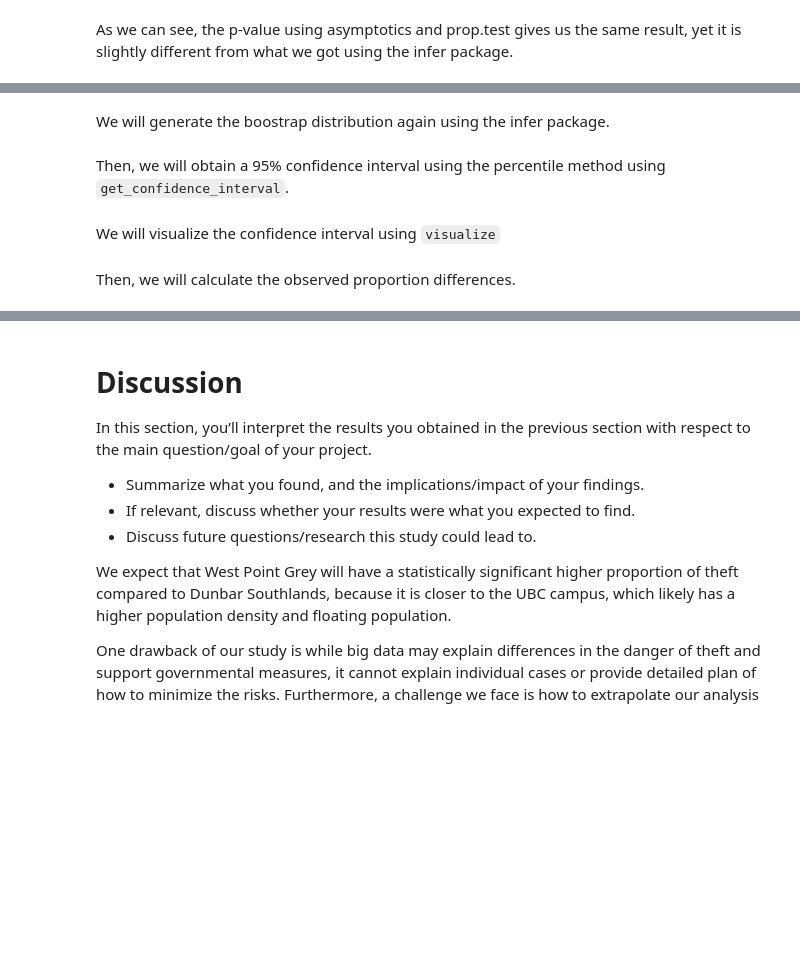
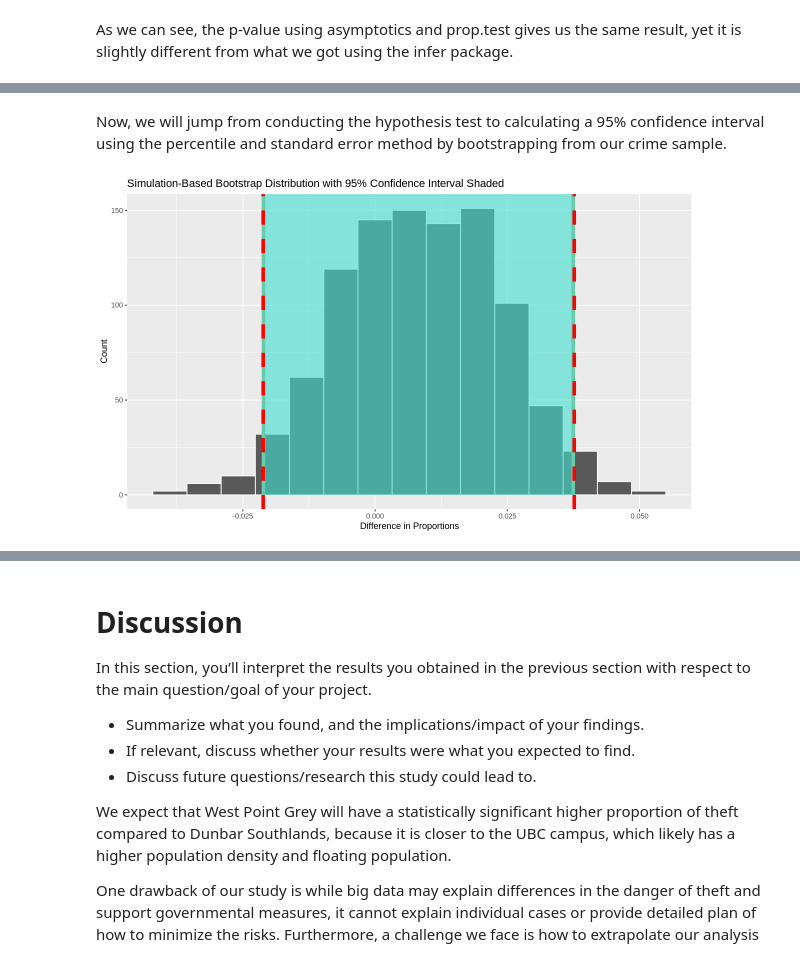
Before and after one commit to fankayii/STAT201_34, a Jupyter notebook: Final Project.ipynb, the cells around one changed output, grey strips where cells are left out. Cells and saved outputs as stored; diff of their text form; code cells hidden in the pictures; blank space fills up the shorter version.

Commit message:
finish bootstrap version

```diff
--- a/Final Project.ipynb
+++ b/Final Project.ipynb
@@ -306,12 +370,24 @@ head(null_model)
 # %% [markdown]
-We will generate the boostrap distribution again using the infer package.
+Now, we will jump from conducting the hypothesis test to calculating a 95% confidence interval using the percentile and standard error method by bootstrapping from our crime sample.
 # %%
-set.seed(1)
+bootstrap_distribution <- crime_transform %>%
+    specify(type ~ neighbourhood, success = "theft") %>%
+    generate(reps = 1000, type = "bootstrap") %>%
+    calculate(stat = "diff in props", order = c("West Point Grey", "Dunbar-Southlands"))
 
-boot_dist <- crime_transform %>%
-    specify(formula = type ~ neighbourhood, success = "theft")%>%
-    generate(reps = 1000, type = "bootstrap")%>%
-    calculate(stat = "diff in props", order = c("West Point Grey", "Dunbar-Southlands"))
-head(boot_dist)
+percentile_ci <- bootstrap_distribution |>
+    get_confidence_interval(level = 0.95, type = 'percentile')
+
+se_ci <- bootstrap_distribution %>%
+  get_confidence_interval(level = 0.95, type = "se",
+                          point_estimate = obs_prop_diff)
+
+visualize(bootstrap_distribution) +
+    shade_confidence_interval(endpoints = percentile_ci) +
+    labs(x= "Difference in Proportions",
+         y = "Count",
+         title = "Simulation-Based Bootstrap Distribution with 95% Confidence Interval Shaded") +
+    geom_vline(xintercept=pull(se_ci[1]), linetype='dashed', lwd=2, colour='red') +
+    geom_vline(xintercept=pull(se_ci[2]), linetype='dashed', lwd=2, colour='red')
+# %% [output]
+[figure, added]
-# %% [markdown]
-Then, we will obtain a 95% confidence interval using the percentile method using `get_confidence_interval`.
@@ -322,2 +393,0 @@ percentile_ci_infer
-# %% [markdown]
-We will visualize the confidence interval using `visualize`
@@ -328,2 +393,0 @@ confidence_interval_infer
-# %% [markdown]
-Then, we will calculate the observed proportion differences.
```
Also changed, not shown: parts of 30 cells of this notebook.
